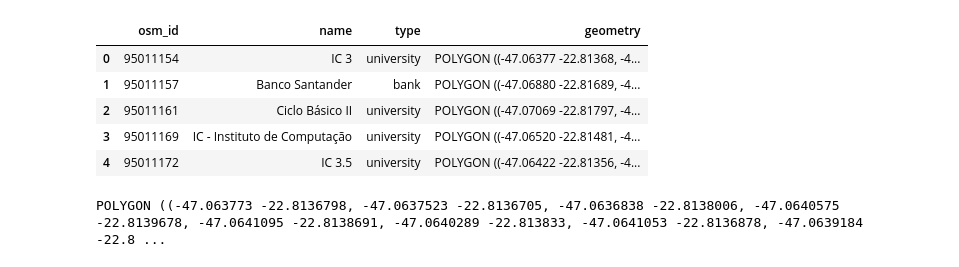
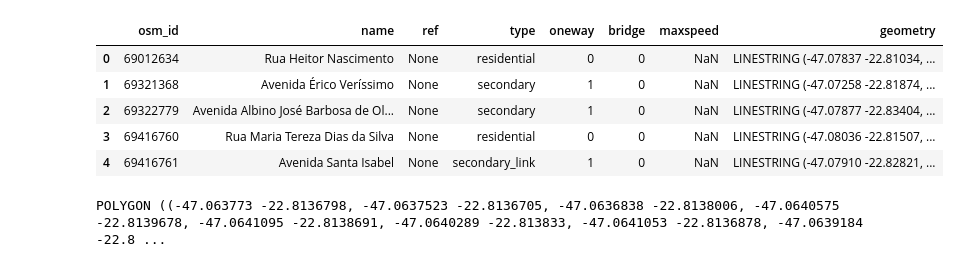
Before and after one commit to wasp-lahis/ns3-bmap, a Jupyter notebook: Geopandas-Unicamp.ipynb, the cells around one changed output. Saved outputs shown, nothing was run; the diff lists cells and outputs as text; code cells hidden in the pictures.

```diff
--- a/Geopandas-Unicamp.ipynb
+++ b/Geopandas-Unicamp.ipynb
@@ -7,22 +7,22 @@ import geopandas as gpd
 # %%
 # bbbike -> shape files
 # landuse.shp
 # natural
 # places
 # points
 # railways
 # roads
 # waterways
 # buildings
-unicamp_df = gpd.read_file('unicamp/shape/buildings.shp')
+unicamp_df = gpd.read_file('unicamp/shape/roads.shp')
 unicamp_df.head()
 # %% [output]
-|  | osm_id | name | type | geometry |
-| 0 | 95011154 | IC 3 | university | POLYGON ((-47.06377 -22.81368, -4... |
-| 1 | 95011157 | Banco Santander | bank | POLYGON ((-47.06880 -22.81689, -4... |
-| 2 | 95011161 | Ciclo Básico II | university | POLYGON ((-47.07069 -22.81797, -4... |
-| 3 | 95011169 | IC - Instituto de Computação | university | POLYGON ((-47.06520 -22.81481, -4... |
-| 4 | 95011172 | IC 3.5 | university | POLYGON ((-47.06422 -22.81356, -4... |
+|  | osm_id | name | ref | type | oneway | bridge | maxspeed | geometry |
+| 0 | 69012634 | Rua Heitor Nascimento | None | residential | 0 | 0 | NaN | LINESTRING (-47.07837 -22.81034, ... |
+| 1 | 69321368 | Avenida Érico Veríssimo | None | secondary | 1 | 0 | NaN | LINESTRING (-47.07258 -22.81874, ... |
+| 2 | 69322779 | Avenida Albino José Barbosa de Ol... | None | secondary | 1 | 0 | NaN | LINESTRING (-47.07877 -22.83404, ... |
+| 3 | 69416760 | Rua Maria Tereza Dias da Silva | None | residential | 0 | 0 | NaN | LINESTRING (-47.08036 -22.81507, ... |
+| 4 | 69416761 | Avenida Santa Isabel | None | secondary_link | 1 | 0 | NaN | LINESTRING (-47.07910 -22.82821, ... |
 # %%
 print(unicamp_df.geometry.iloc[0])
 # %% [output]
```
Also changed, not shown: parts of 9 cells of this notebook.
